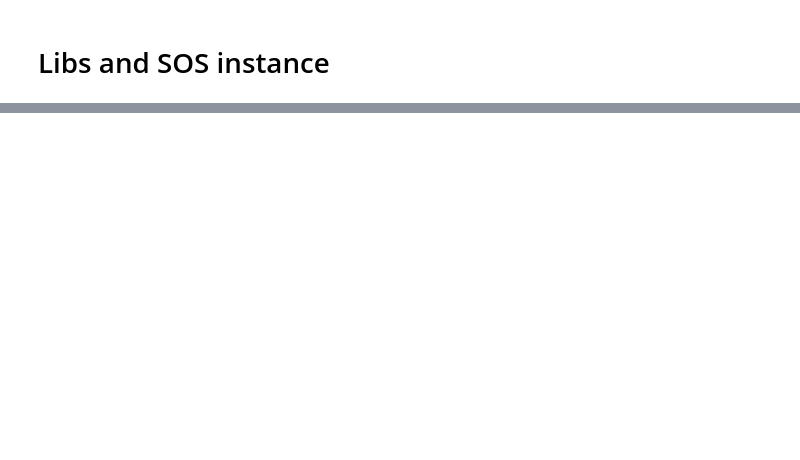
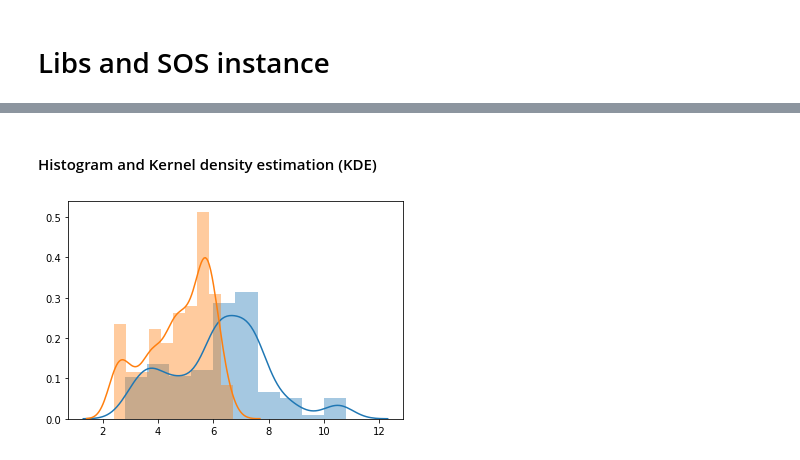
Before and after one commit to 52North/sos4py, a Jupyter notebook: examples/demo_data_access_plotting.ipynb, the cells around one changed output, grey strips where cells are left out. Cells and saved outputs as stored; diff of their text form; code cells hidden in the pictures; blank space fills up the shorter version.

```diff
--- a/examples/demo_data_access_plotting.ipynb
+++ b/examples/demo_data_access_plotting.ipynb
@@ -382,0 +311,7 @@ Text(0.5, 1.0, 'Eschbachtalsperre_Absperrbauwerk')
+# %% [markdown]
+#### Histogram and Kernel density estimation (KDE)
+# %%
+sns.distplot(y1, bins=10);
+sns.distplot(y2, bins=10);
+# %% [output]
+[figure, added]
```
Also changed, not shown: parts of 65 cells of this notebook.
